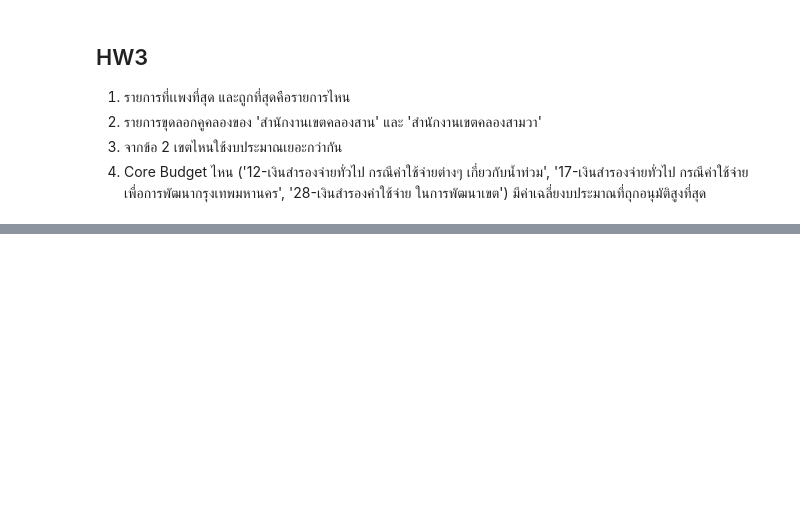
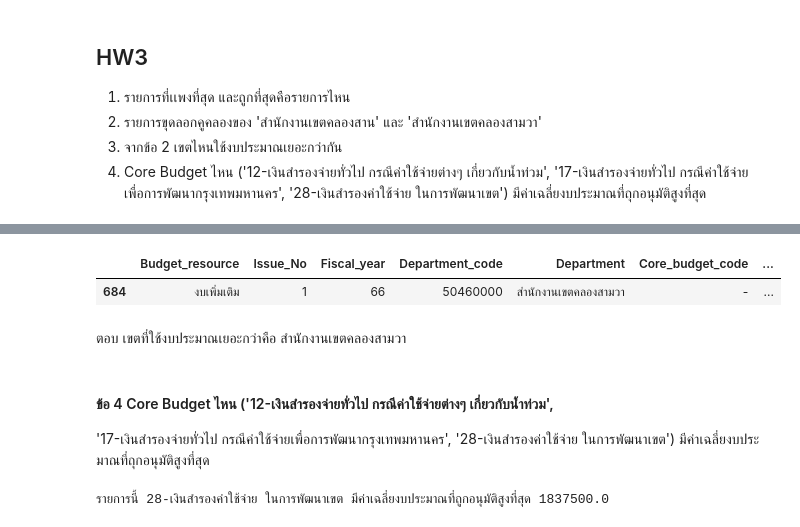
Before and after one commit to Triiplech4554/pyton_dataviz2023, a Jupyter notebook: Pandas101.ipynb, the cells around one changed output, grey strips where cells are left out. Saved outputs shown, nothing was run; the diff lists cells and outputs as text; code cells hidden in the pictures; blank space fills up the shorter version.

```diff
--- a/Pandas101.ipynb
+++ b/Pandas101.ipynb
@@ -455,0 +548,13 @@ data1
+# %%
+MAX_KS_SW = KS_SW['Approved_buget'].max()
+KS_SW_MAX = KS_SW[(KS_SW['Approved_buget'] == MAX_KS_SW)]
+KS_SW_MAX
+# %% [output]
+|  | Budget_resource | Issue_No | Fiscal_year | Department_code | Department | Core_budget_code | ... |
+| 684 | งบเพิ่มเติม | 1 | 66 | 50460000 | สำนักงานเขตคลองสามวา | - | ... |
+# %% [markdown]
+ตอบ เขตที่ใช้งบประมาณเยอะกว่าคือ สำนักงานเขตคลองสามวา
+# %% [markdown]
+#### ข้อ 4 Core Budget ไหน ('12-เงินสำรองจ่ายทั่วไป กรณีค่าใช้จ่ายต่างๆ เกี่ยวกับน้ำท่วม',
+ '17-เงินสำรองจ่ายทั่วไป กรณีค่าใช้จ่ายเพื่อการพัฒนากรุงเทพมหานคร',
+ '28-เงินสำรองค่าใช้จ่าย ในการพัฒนาเขต')  มีค่าเฉลี่ยงบประมาณที่ถุกอนุมัติสูงที่สุด
@@ -455,0 +575,9 @@ data1
+# %%
+if (CoreBudget12_MEAN > CoreBudget28_MEAN) & (CoreBudget12_MEAN > CoreBudget17_MEAN ):
+  print(f'รายการนี้ {corename[0]} มีค่าเฉลี่ยงบประมาณที่ถูกอนุมัติสูงที่สุด {CoreBudget12_MEAN}')
+elif (CoreBudget28_MEAN> CoreBudget12_MEAN ) & (CoreBudget28_MEAN > CoreBudget17_MEAN ):
+  print(f'รายการนี้ {corename[1]} มีค่าเฉลี่ยงบประมาณที่ถูกอนุมัติสูงที่สุด {CoreBudget28_MEAN}')
+elif (CoreBudget17_MEAN > CoreBudget12_MEAN ) & (CoreBudget17_MEAN > CoreBudget28_MEAN ):
+  print(f'รายการนี้ {corename[2]} มีค่าเฉลี่ยงบประมาณที่ถูกอนุมัติสูงที่สุด {CoreBudget17_MEAN}')
+# %% [output]
+รายการนี้ 28-เงินสำรองค่าใช้จ่าย ในการพัฒนาเขต มีค่าเฉลี่ยงบประมาณที่ถูกอนุมัติสูงที่สุด 1837500.0
```
Also changed, not shown: parts of 17 cells of this notebook.
